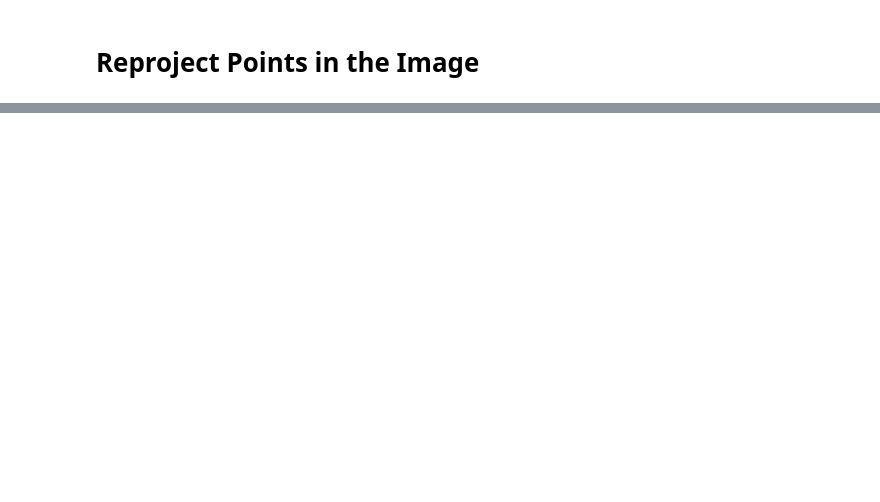
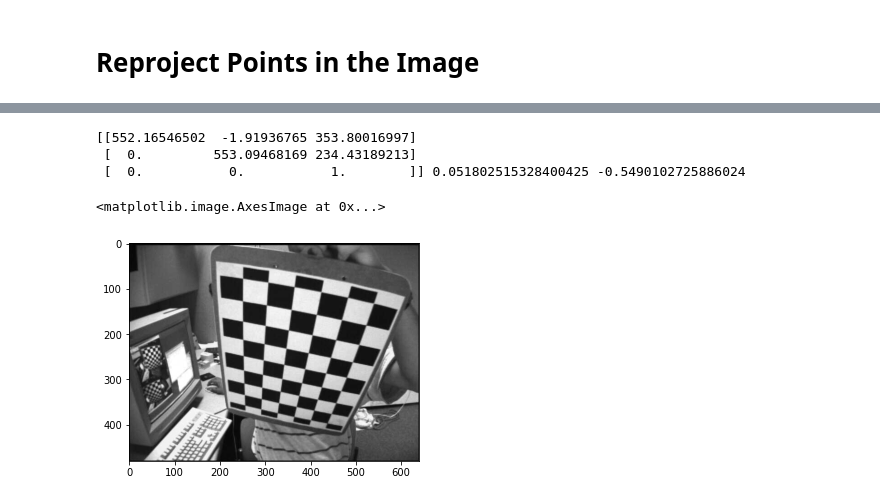
Before and after one commit to Jonghwanshin/cv-essential, a Jupyter notebook: 01-camera-calibration/cam-calibration.ipynb, the cells around one changed output, grey strips where cells are left out. Drawn from its saved outputs; the diff is of its cells as text; code cells hidden in the pictures; blank space fills up the shorter version.

```diff
--- a/01-camera-calibration/cam-calibration.ipynb
+++ b/01-camera-calibration/cam-calibration.ipynb
@@ -426,0 +447,17 @@ Reprojection Error: 0.0860225020922465
+# %%
+img_idx = 1
+K_new = get_A_from_x0(res.x)
+h = images_gray[0].shape[0]
+w = images_gray[0].shape[1]
+print(K_new, k1, k2)
+newcameramtx, roi = cv.getOptimalNewCameraMatrix(K_new, np.array([k1, k2, 0, 0]), (w, h), 0.1, (w,h))
+images_undistorted = cv.undistort(images_gray[img_idx], K_new, np.array([k1, k2, 0, 0]), None, newcameramtx)
+# %% [output]
+[[552.16546502  -1.91936765 353.80016997]
+ [  0.         553.09468169 234.43189213]
+ [  0.           0.           1.        ]] 0.051802515328400425 -0.5490102725886024
+# %%
+plt.imshow(images_gray[img_idx], cmap='gray')
+# %% [output]
+<matplotlib.image.AxesImage at 0x...>
+[figure, added]
```
Also changed, not shown: parts of 17 cells of this notebook, 13 other files.
